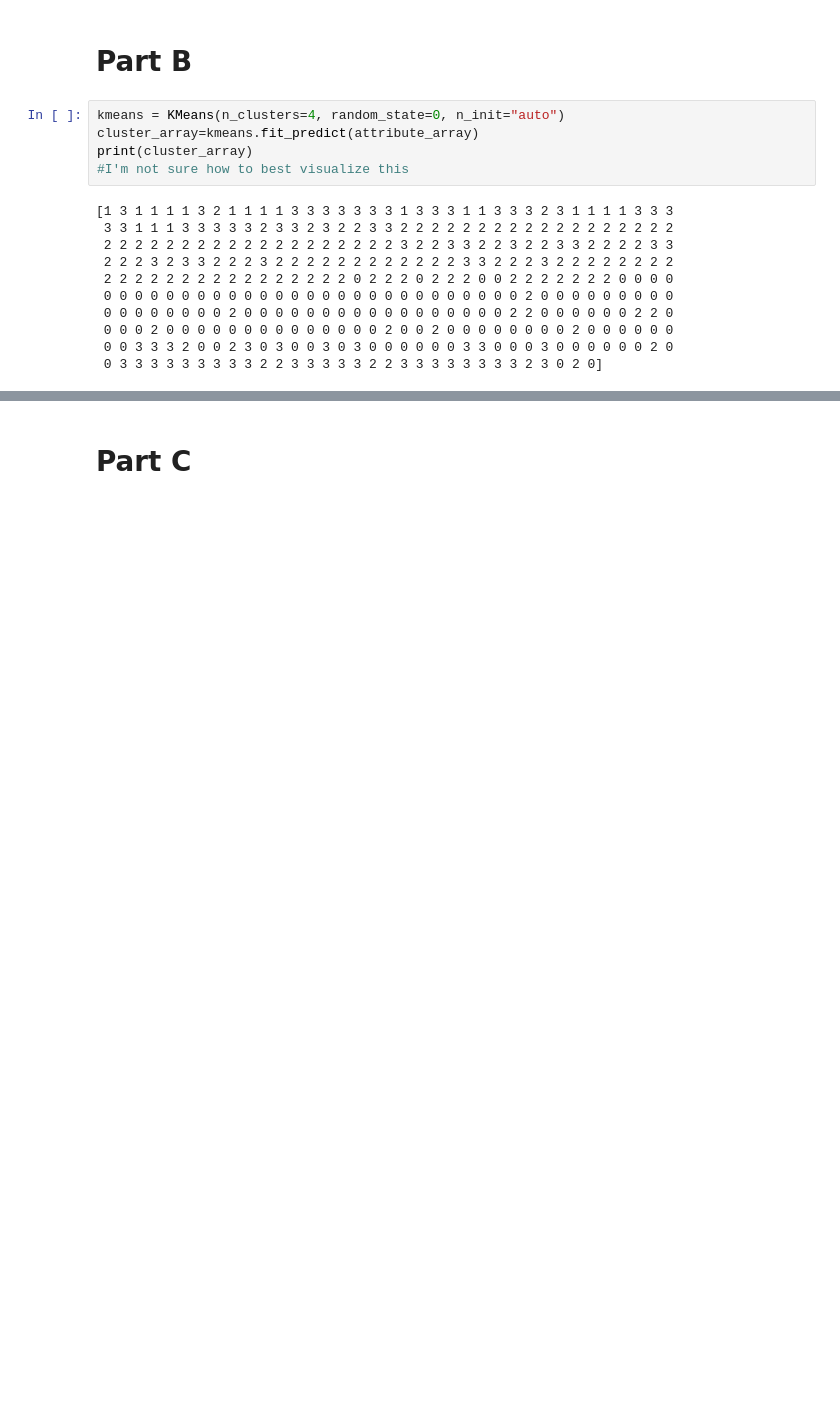
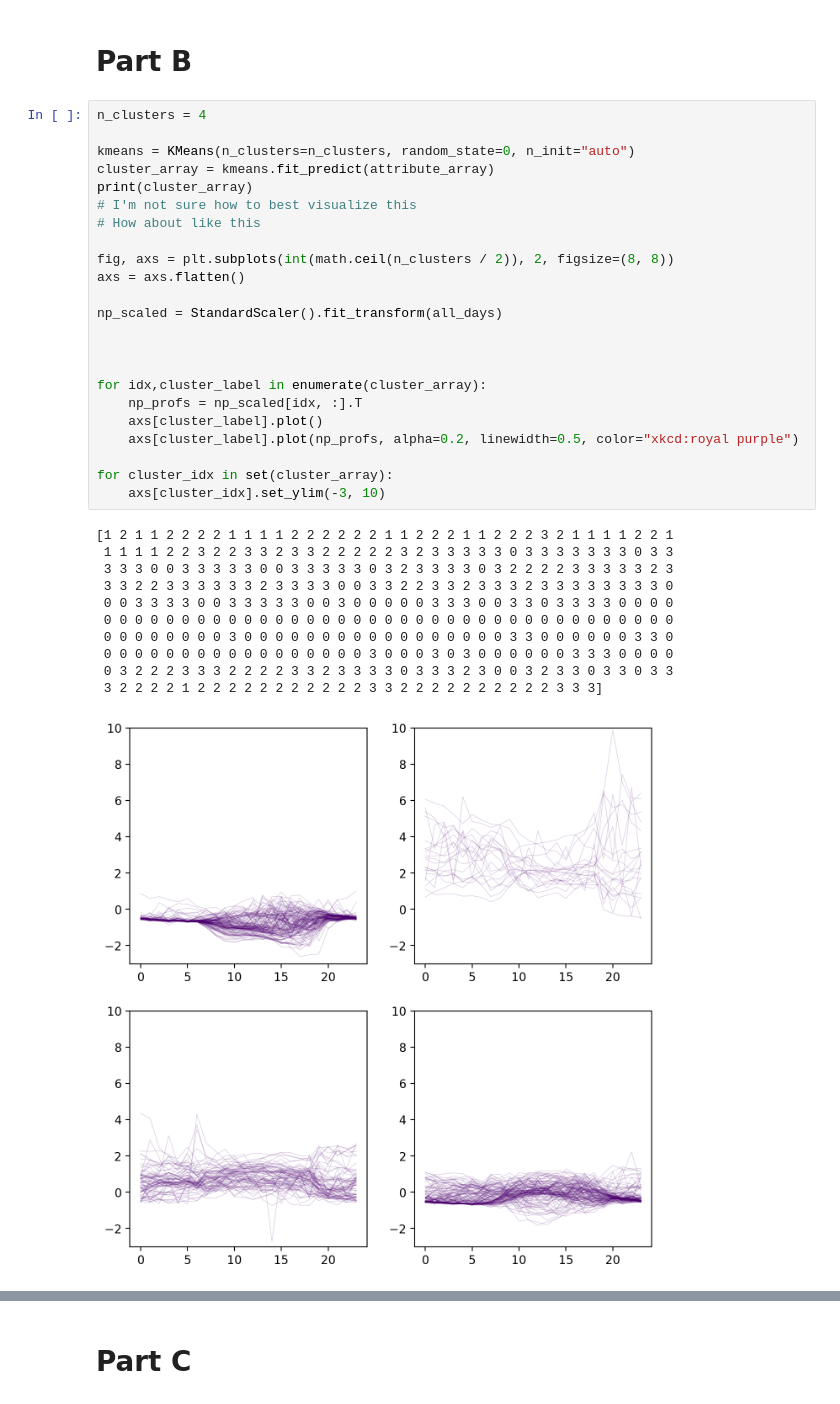
Before and after one commit to davvidbaker/aes-hw-s24, a Jupyter notebook: data-science/customer-classification-project.ipynb, the cells around one changed output, grey strips where cells are left out. Drawn from its saved outputs; the diff is of its cells as text; blank space fills up the shorter version.

```diff
--- a/data-science/customer-classification-project.ipynb
+++ b/data-science/customer-classification-project.ipynb
@@ -69,19 +91,38 @@ ValueError: all the input array dimensions except for the concatenation axis mus
 # %% [markdown]
 # Part B
-# %%
-kmeans = KMeans(n_clusters=4, random_state=0, n_init="auto")
-cluster_array=kmeans.fit_predict(attribute_array)
-print(cluster_array)
-#I'm not sure how to best visualize this
-# %% [output]
-[1 3 1 1 1 1 3 2 1 1 1 1 3 3 3 3 3 3 3 1 3 3 3 1 1 3 3 3 2 3 1 1 1 1 3 3 3
- 3 3 1 1 1 3 3 3 3 3 2 3 3 2 3 2 2 3 3 2 2 2 2 2 2 2 2 2 2 2 2 2 2 2 2 2 2
- 2 2 2 2 2 2 2 2 2 2 2 2 2 2 2 2 2 2 2 3 2 2 3 3 2 2 3 2 2 3 3 2 2 2 2 3 3
- 2 2 2 3 2 3 3 2 2 2 3 2 2 2 2 2 2 2 2 2 2 2 2 3 3 2 2 2 3 2 2 2 2 2 2 2 2
- 2 2 2 2 2 2 2 2 2 2 2 2 2 2 2 2 0 2 2 2 0 2 2 2 0 0 2 2 2 2 2 2 2 0 0 0 0
- 0 0 0 0 0 0 0 0 0 0 0 0 0 0 0 0 0 0 0 0 0 0 0 0 0 0 0 2 0 0 0 0 0 0 0 0 0
- 0 0 0 0 0 0 0 0 2 0 0 0 0 0 0 0 0 0 0 0 0 0 0 0 0 0 2 2 0 0 0 0 0 0 2 2 0
- 0 0 0 2 0 0 0 0 0 0 0 0 0 0 0 0 0 0 2 0 0 2 0 0 0 0 0 0 0 0 2 0 0 0 0 0 0
- 0 0 3 3 3 2 0 0 2 3 0 3 0 0 3 0 3 0 0 0 0 0 0 3 3 0 0 0 3 0 0 0 0 0 0 2 0
- 0 3 3 3 3 3 3 3 3 3 2 2 3 3 3 3 3 2 2 3 3 3 3 3 3 3 3 2 3 0 2 0]
+# %%
+n_clusters = 4
+
+kmeans = KMeans(n_clusters=n_clusters, random_state=0, n_init="auto")
+cluster_array = kmeans.fit_predict(attribute_array)
+print(cluster_array)
+# I'm not sure how to best visualize this
+# How about like this
+
+fig, axs = plt.subplots(int(math.ceil(n_clusters / 2)), 2, figsize=(8, 8))
+axs = axs.flatten()
+
+np_scaled = StandardScaler().fit_transform(all_days)
+
+
+
+for idx,cluster_label in enumerate(cluster_array):
+    np_profs = np_scaled[idx, :].T
+    axs[cluster_label].plot()
+    axs[cluster_label].plot(np_profs, alpha=0.2, linewidth=0.5, color="xkcd:royal purple")
+
+for cluster_idx in set(cluster_array):
+    axs[cluster_idx].set_ylim(-3, 10)
+# %% [output]
+[1 2 1 1 2 2 2 2 1 1 1 1 2 2 2 2 2 2 1 1 2 2 2 1 1 2 2 2 3 2 1 1 1 1 2 2 1
+ 1 1 1 1 2 2 3 2 2 3 3 2 3 3 2 2 2 2 2 3 2 3 3 3 3 3 0 3 3 3 3 3 3 3 0 3 3
+ 3 3 3 0 0 3 3 3 3 3 0 0 3 3 3 3 3 0 3 2 3 3 3 3 0 3 2 2 2 2 3 3 3 3 3 2 3
+ 3 3 2 2 3 3 3 3 3 3 2 3 3 3 3 0 0 3 3 2 2 3 3 2 3 3 3 2 3 3 3 3 3 3 3 3 0
+ 0 0 3 3 3 3 0 0 3 3 3 3 3 0 0 3 0 0 0 0 0 3 3 3 0 0 3 3 0 3 3 3 3 0 0 0 0
+ 0 0 0 0 0 0 0 0 0 0 0 0 0 0 0 0 0 0 0 0 0 0 0 0 0 0 0 0 0 0 0 0 0 0 0 0 0
+ 0 0 0 0 0 0 0 0 3 0 0 0 0 0 0 0 0 0 0 0 0 0 0 0 0 0 3 3 0 0 0 0 0 0 3 3 0
+ 0 0 0 0 0 0 0 0 0 0 0 0 0 0 0 0 0 3 0 0 0 3 0 3 0 0 0 0 0 0 3 3 3 0 0 0 0
+ 0 3 2 2 2 3 3 3 2 2 2 2 3 3 2 3 3 3 3 0 3 3 3 2 3 0 0 3 2 3 3 0 3 3 0 3 3
+ 3 2 2 2 2 1 2 2 2 2 2 2 2 2 2 2 2 3 3 2 2 2 2 2 2 2 2 2 2 3 3 3]
+[figure, added]
 # %%
```
Also changed, not shown: parts of 6 cells of this notebook, 1 other file.
